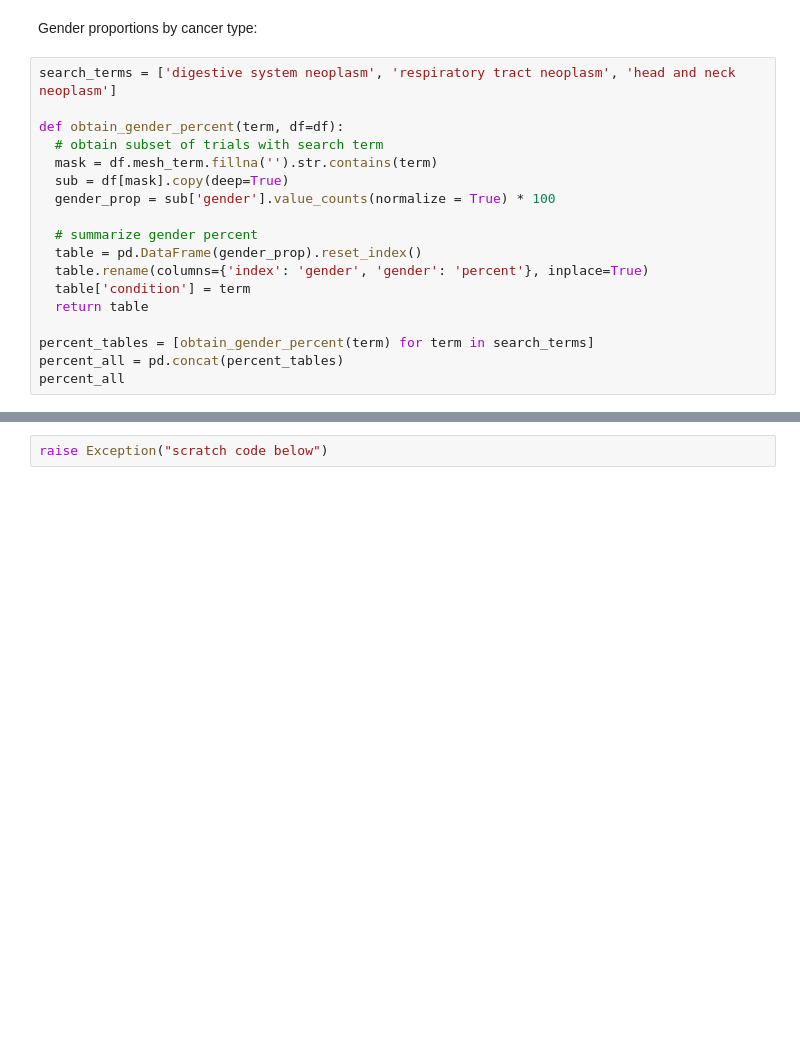
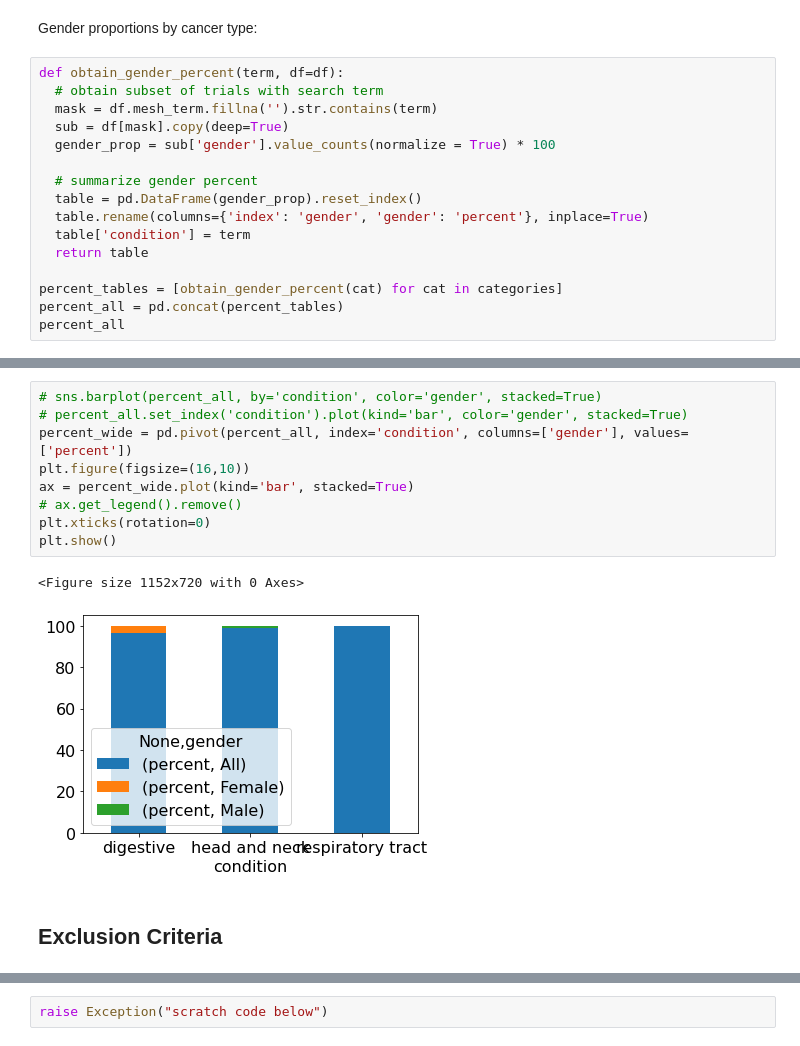
Before and after one commit to celinagacias/dc-symmetron, a Jupyter notebook: Data Cleaning and Analysis.ipynb, the cells around one changed output, grey strips where cells are left out. Saved outputs shown, nothing was run; the diff lists cells and outputs as text; blank space fills up the shorter version.

```diff
--- a/Data Cleaning and Analysis.ipynb
+++ b/Data Cleaning and Analysis.ipynb
@@ -236,8 +338,6 @@ gender_percentages_overall
 # %% [markdown]
 Gender proportions by cancer type:
 # %%
-search_terms = ['digestive system neoplasm', 'respiratory tract neoplasm', 'head and neck neoplasm']
-
 def obtain_gender_percent(term, df=df):
   # obtain subset of trials with search term
   mask = df.mesh_term.fillna('').str.contains(term)
@@ -250,6 +350,6 @@ def obtain_gender_percent(term, df=df):
   table['condition'] = term
   return table
 
-percent_tables = [obtain_gender_percent(term) for term in search_terms]
+percent_tables = [obtain_gender_percent(cat) for cat in categories]
 percent_all = pd.concat(percent_tables)
 percent_all
@@ -255,0 +367,14 @@ percent_all
+# %%
+# sns.barplot(percent_all, by='condition', color='gender', stacked=True)
+# percent_all.set_index('condition').plot(kind='bar', color='gender', stacked=True)
+percent_wide = pd.pivot(percent_all, index='condition', columns=['gender'], values=['percent'])
+plt.figure(figsize=(16,10))
+ax = percent_wide.plot(kind='bar', stacked=True)
+# ax.get_legend().remove()
+plt.xticks(rotation=0)
+plt.show()
+# %% [output]
+<Figure size 1152x720 with 0 Axes>
+[figure, added]
+# %% [markdown]
+## Exclusion Criteria
```
Also changed, not shown: parts of 23 cells of this notebook.
